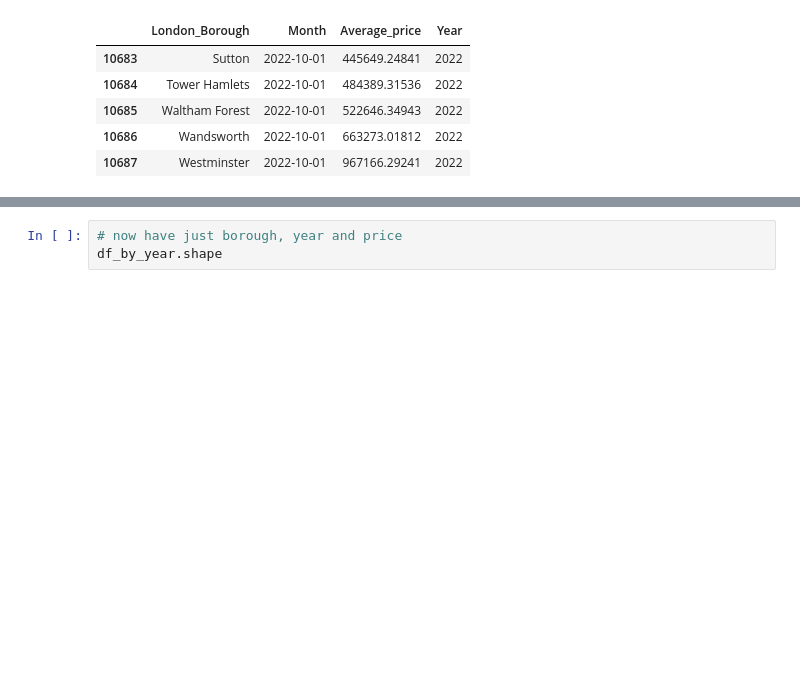
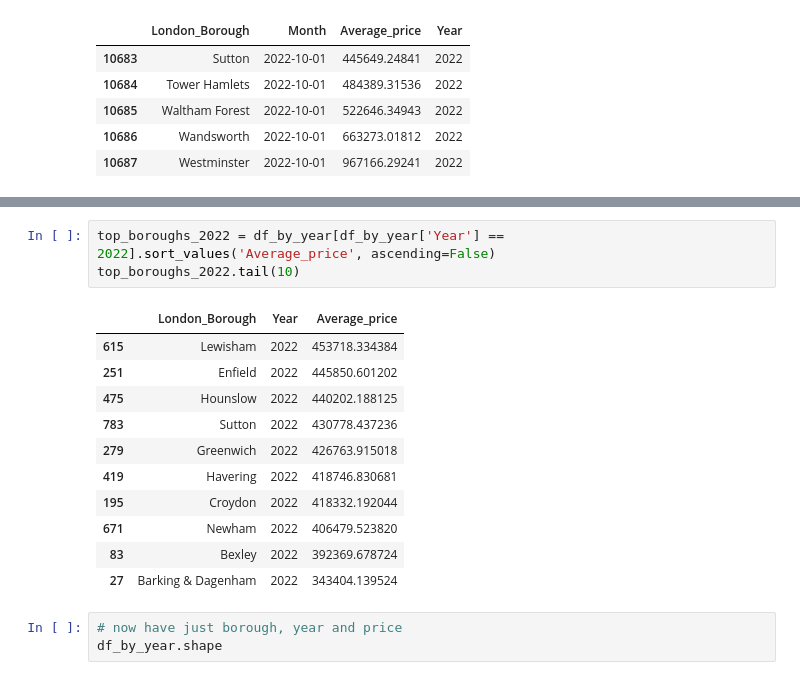
Before and after one commit to mikedshadow/springboard, a Jupyter notebook: Unit4_Challenge_Tier_3.ipynb, the cells around one changed output, grey strips where cells are left out. Cells and saved outputs as stored; diff of their text form; blank space fills up the shorter version.

```diff
--- a/Unit4_Challenge_Tier_3.ipynb
+++ b/Unit4_Challenge_Tier_3.ipynb
@@ -324,3 +324,18 @@ df_by_year.sample(5)
+# %%
+top_boroughs_2022 = df_by_year[df_by_year['Year'] == 2022].sort_values('Average_price', ascending=False)
+top_boroughs_2022.tail(10)
+# %% [output]
+|  | London_Borough | Year | Average_price |
+| 615 | Lewisham | 2022 | 453718.334384 |
+| 251 | Enfield | 2022 | 445850.601202 |
+| 475 | Hounslow | 2022 | 440202.188125 |
+| 783 | Sutton | 2022 | 430778.437236 |
+| 279 | Greenwich | 2022 | 426763.915018 |
+| 419 | Havering | 2022 | 418746.830681 |
+| 195 | Croydon | 2022 | 418332.192044 |
+| 671 | Newham | 2022 | 406479.523820 |
+| 83 | Bexley | 2022 | 392369.678724 |
+| 27 | Barking & Dagenham | 2022 | 343404.139524 |
 # %%
 # now have just borough, year and price
 df_by_year.shape
```
Also changed, not shown: parts of 2 cells of this notebook.
